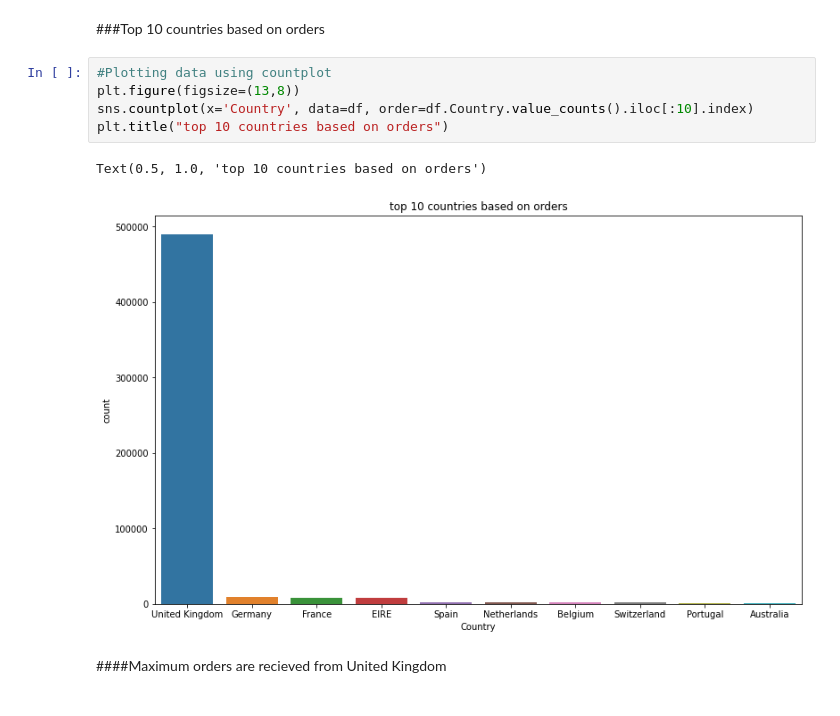
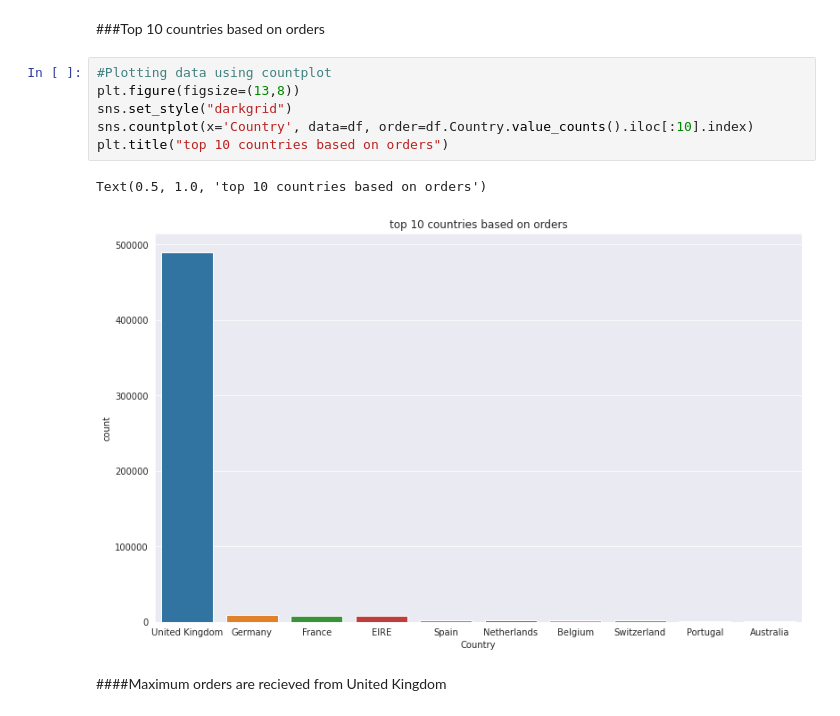
Before and after one commit to Aayushi-Sharma24/Online_Retail_Customer_Segmentation_Unsupervised, a Jupyter notebook: Online_Retail_Customer_Segmentation_Capstone_Project.ipynb, the cells around one changed output. Saved outputs shown, nothing was run; the diff lists cells and outputs as text.

```diff
--- a/Online_Retail_Customer_Segmentation_Capstone_Project.ipynb
+++ b/Online_Retail_Customer_Segmentation_Capstone_Project.ipynb
@@ -170,11 +169,12 @@ dtype: int64
 # %%
 #Plotting data using countplot
 plt.figure(figsize=(13,8))
+sns.set_style("darkgrid")
 sns.countplot(x='Country', data=df, order=df.Country.value_counts().iloc[:10].index)
 plt.title("top 10 countries based on orders")
 # %% [output]
 Text(0.5, 1.0, 'top 10 countries based on orders')
-[figure, old version]
+[figure, new version]
 # %% [markdown]
 ####Maximum orders are recieved from United Kingdom
 # %% [markdown]
```
Also changed, not shown: parts of 73 cells of this notebook.
